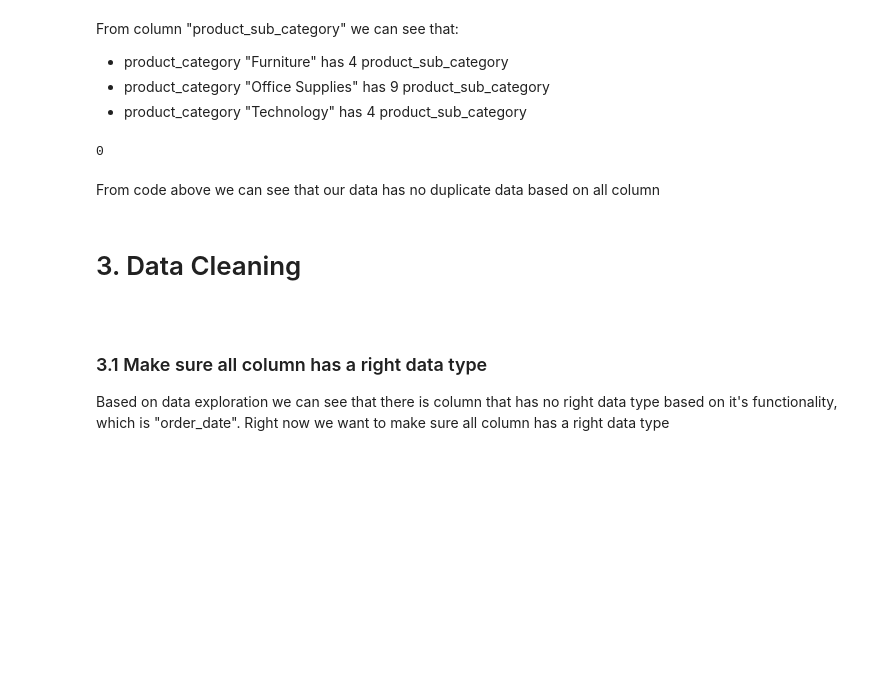
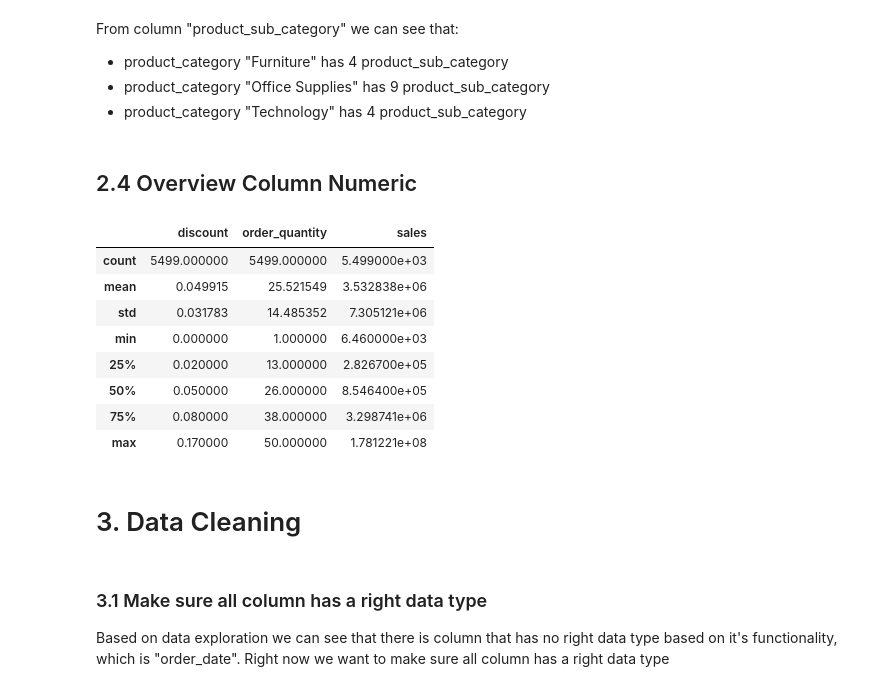
Before and after one commit to yudish8/DQLAB-Sales-Performance-Exploration-Data-Analysis, a Jupyter notebook: h8dsft_Milestone1_yudis_aditya.ipynb, the cells around one changed output. Cells and saved outputs as stored; diff of their text form; code cells hidden in the pictures; blank space fills up the shorter version.

```diff
--- a/h8dsft_Milestone1_yudis_aditya.ipynb
+++ b/h8dsft_Milestone1_yudis_aditya.ipynb
@@ -360,15 +237,23 @@ From column "product_sub_category" we can see that:
 - product_category "Furniture" has 4 product_sub_category
 - product_category "Office Supplies" has 9 product_sub_category
 - product_category "Technology" has 4 product_sub_category
-# %%
-# Check duplicated row based on all column
-df.duplicated().sum()
-# %% [output]
-0
-# %% [markdown]
-From code above we can see that our data has no duplicate data based on all column
+# %% [markdown]
+## 2.4 Overview Column Numeric
+# %%
+# See summarize statistic in column numeric
+df[['discount','order_quantity','sales']].describe()
+# %% [output]
+|  | discount | order_quantity | sales |
+| count | 5499.000000 | 5499.000000 | 5.499000e+03 |
+| mean | 0.049915 | 25.521549 | 3.532838e+06 |
+| std | 0.031783 | 14.485352 | 7.305121e+06 |
+| min | 0.000000 | 1.000000 | 6.460000e+03 |
+| 25% | 0.020000 | 13.000000 | 2.826700e+05 |
+| 50% | 0.050000 | 26.000000 | 8.546400e+05 |
+| 75% | 0.080000 | 38.000000 | 3.298741e+06 |
+| max | 0.170000 | 50.000000 | 1.781221e+08 |
 # %% [markdown]
-<h1>3. Data Cleaning<h1>
+# 3. Data Cleaning
 # %%
 # This code is used as savepoint df before doing data cleaning. If there something wrong when do data cleaning
 # i can use thiss cell to back after data exploration
```
Also changed, not shown: parts of 54 cells of this notebook, 1 other file.
